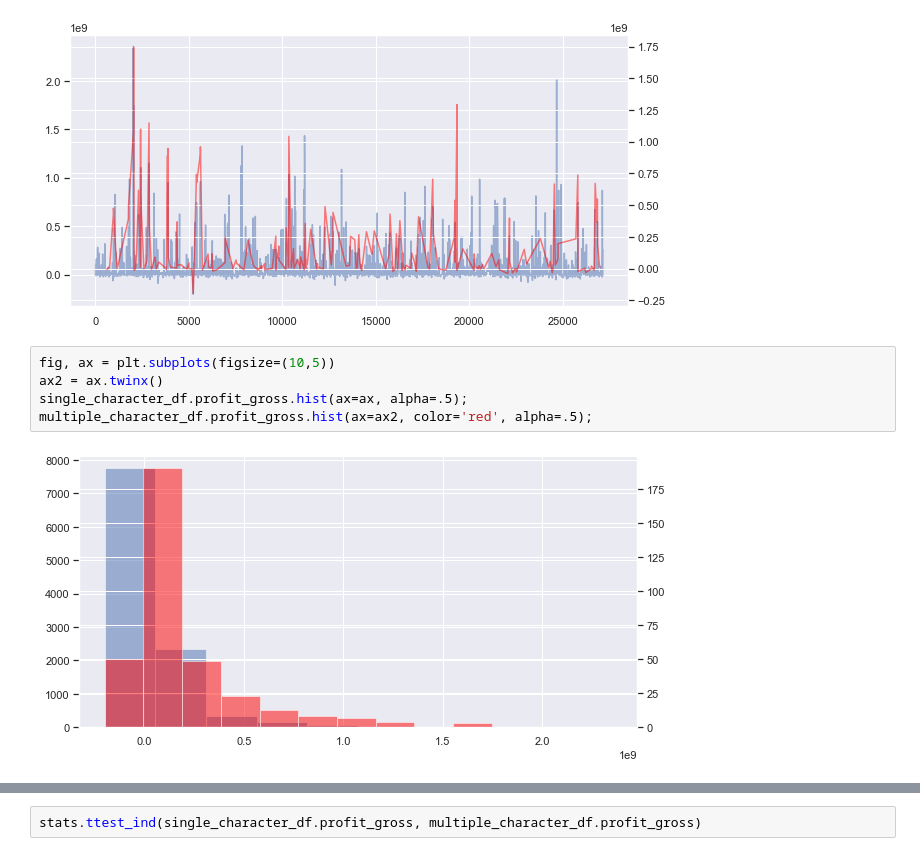
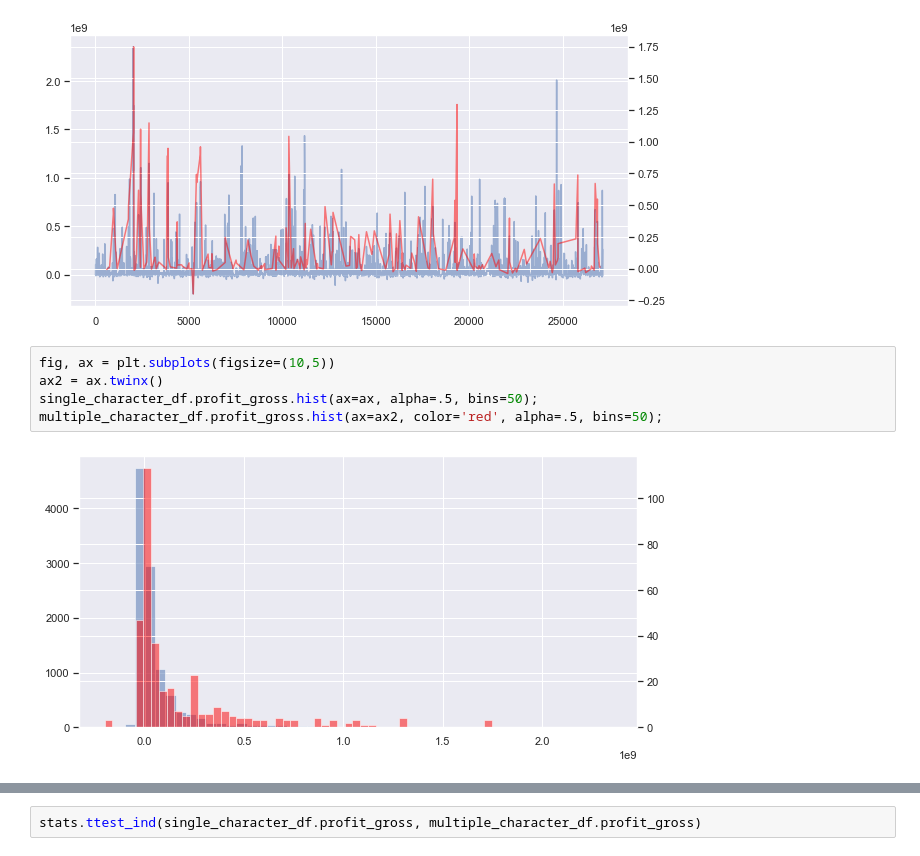
Before and after one commit to doriggs/Semester1Capstone, a Jupyter notebook: student.ipynb, the cells around one changed output, grey strips where cells are left out. Drawn from its saved outputs; the diff is of its cells as text.

```diff
--- a/student.ipynb
+++ b/student.ipynb
@@ -1008,7 +1008,7 @@ multiple_character_df.profit_gross.plot(ax=ax2, color='red', alpha=.5);
 # %%
 fig, ax = plt.subplots(figsize=(10,5))
 ax2 = ax.twinx()
-single_character_df.profit_gross.hist(ax=ax, alpha=.5);
-multiple_character_df.profit_gross.hist(ax=ax2, color='red', alpha=.5);
+single_character_df.profit_gross.hist(ax=ax, alpha=.5, bins=50);
+multiple_character_df.profit_gross.hist(ax=ax2, color='red', alpha=.5, bins=50);
 # %% [output]
-[figure, old version]
+[figure, new version]
```
Also changed, not shown: parts of 12 cells of this notebook.
